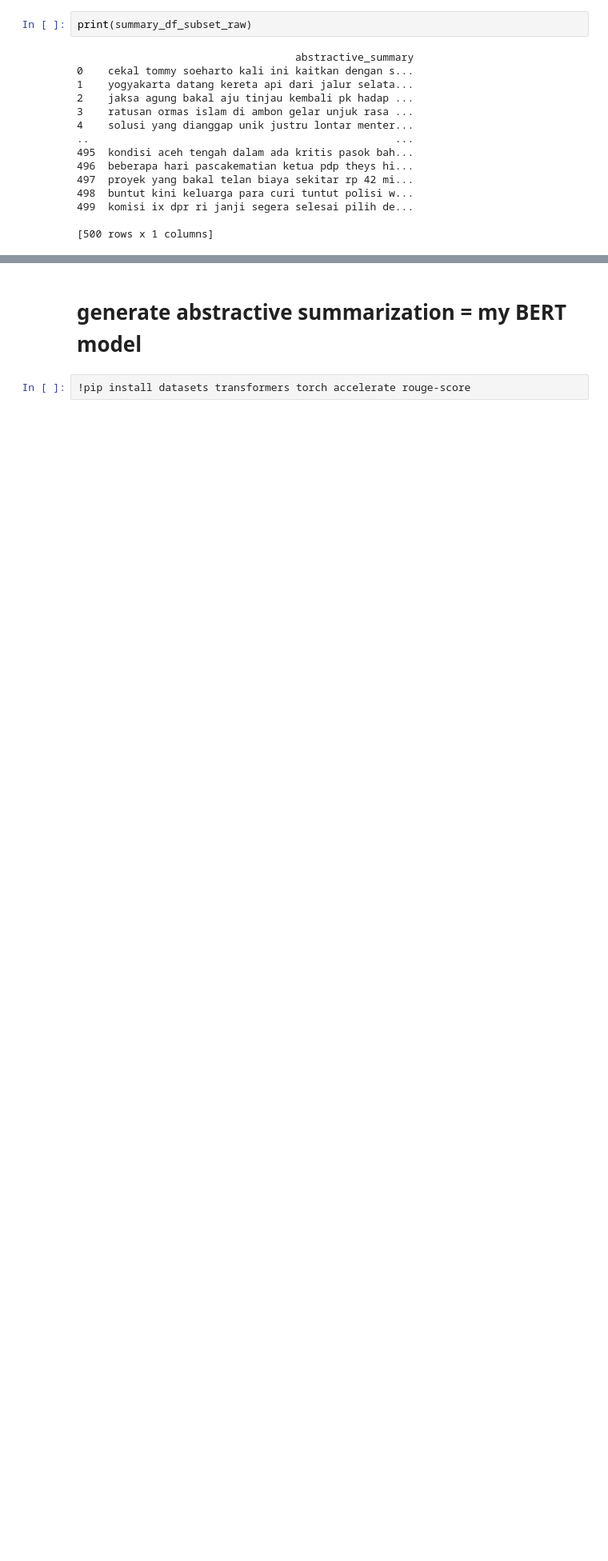
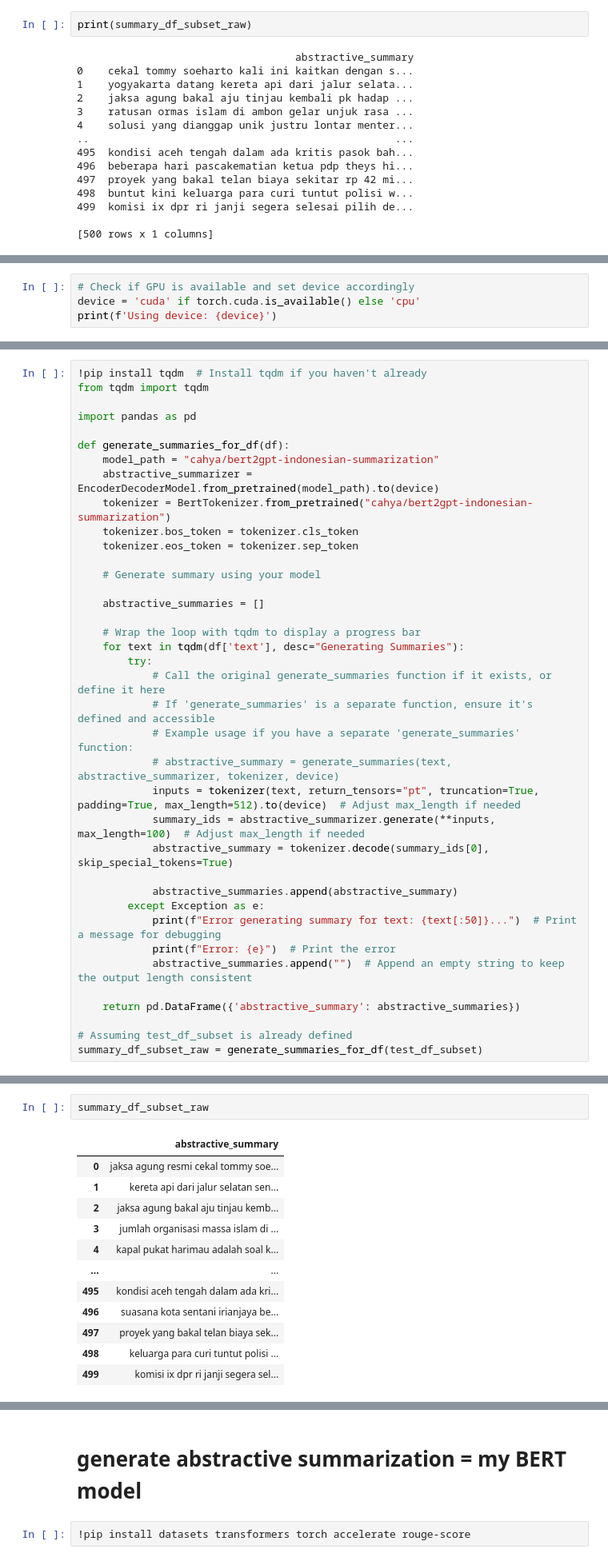
Before and after one commit to kairamilanifitria/NLP-Projects, a Jupyter notebook: Project 2 Text Summarization/3_Test_BERT_Abstractive+_Extractive.ipynb, the cells around one changed output, grey strips where cells are left out. Shown at 80% size. Drawn from its saved outputs; the diff is of its cells as text; blank space fills up the shorter version.

```diff
--- a/Project 2 Text Summarization/3_Test_BERT_Abstractive+_Extractive.ipynb
+++ b/Project 2 Text Summarization/3_Test_BERT_Abstractive+_Extractive.ipynb
@@ -156,0 +261,4 @@ files.download('Abstractive_raw_BERT.csv')
+# %%
+# Check if GPU is available and set device accordingly
+device = 'cuda' if torch.cuda.is_available() else 'cpu'
+print(f'Using device: {device}')
@@ -156,0 +267,38 @@ files.download('Abstractive_raw_BERT.csv')
+# %%
+!pip install tqdm  # Install tqdm if you haven't already
+from tqdm import tqdm
+
+import pandas as pd
+
+def generate_summaries_for_df(df):
+    model_path = "cahya/bert2gpt-indonesian-summarization"
+    abstractive_summarizer = EncoderDecoderModel.from_pretrained(model_path).to(device)
+    tokenizer = BertTokenizer.from_pretrained("cahya/bert2gpt-indonesian-summarization")
+    tokenizer.bos_token = tokenizer.cls_token
+    tokenizer.eos_token = tokenizer.sep_token
+
+    # Generate summary using your model
+
+    abstractive_summaries = []
+
+    # Wrap the loop with tqdm to display a progress bar
+    for text in tqdm(df['text'], desc="Generating Summaries"):
+        try:
+            # Call the original generate_summaries function if it exists, or define it here
+            # If 'generate_summaries' is a separate function, ensure it's defined and accessible
+            # Example usage if you have a separate 'generate_summaries' function:
+            # abstractive_summary = generate_summaries(text, abstractive_summarizer, tokenizer, device)
+            inputs = tokenizer(text, return_tensors="pt", truncation=True, padding=True, max_length=512).to(device)  # Adjust max_length if needed
+            summary_ids = abstractive_summarizer.generate(**inputs, max_length=100)  # Adjust max_length if needed
+            abstractive_summary = tokenizer.decode(summary_ids[0], skip_special_tokens=True)
+
+            abstractive_summaries.append(abstractive_summary)
+        except Exception as e:
+            print(f"Error generating summary for text: {text[:50]}...")  # Print a message for debugging
+            print(f"Error: {e}")  # Print the error
+            abstractive_summaries.append("")  # Append an empty string to keep the output length consistent
+
+    return pd.DataFrame({'abstractive_summary': abstractive_summaries})
+
+# Assuming test_df_subset is already defined
+summary_df_subset_raw = generate_summaries_for_df(test_df_subset)
@@ -156,0 +312,15 @@ files.download('Abstractive_raw_BERT.csv')
+# %%
+summary_df_subset_raw
+# %% [output]
+|  | abstractive_summary |
+| 0 | jaksa agung resmi cekal tommy soe... |
+| 1 | kereta api dari jalur selatan sen... |
+| 2 | jaksa agung bakal aju tinjau kemb... |
+| 3 | jumlah organisasi massa islam di ... |
+| 4 | kapal pukat harimau adalah soal k... |
+| ... | ... |
+| 495 | kondisi aceh tengah dalam ada kri... |
+| 496 | suasana kota sentani irianjaya be... |
+| 497 | proyek yang bakal telan biaya sek... |
+| 498 | keluarga para curi tuntut polisi ... |
+| 499 | komisi ix dpr ri janji segera sel... |
```
Also changed, not shown: parts of 34 cells of this notebook.
